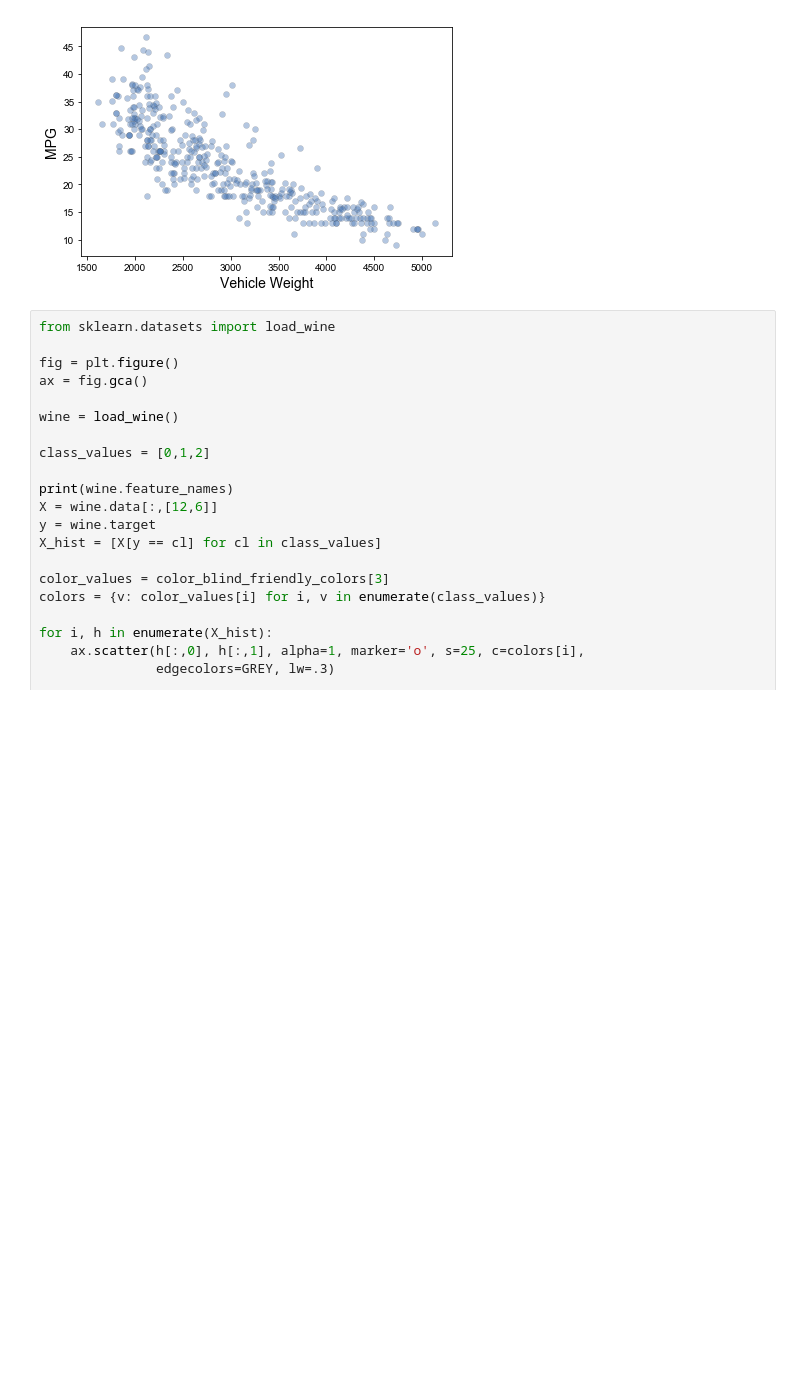
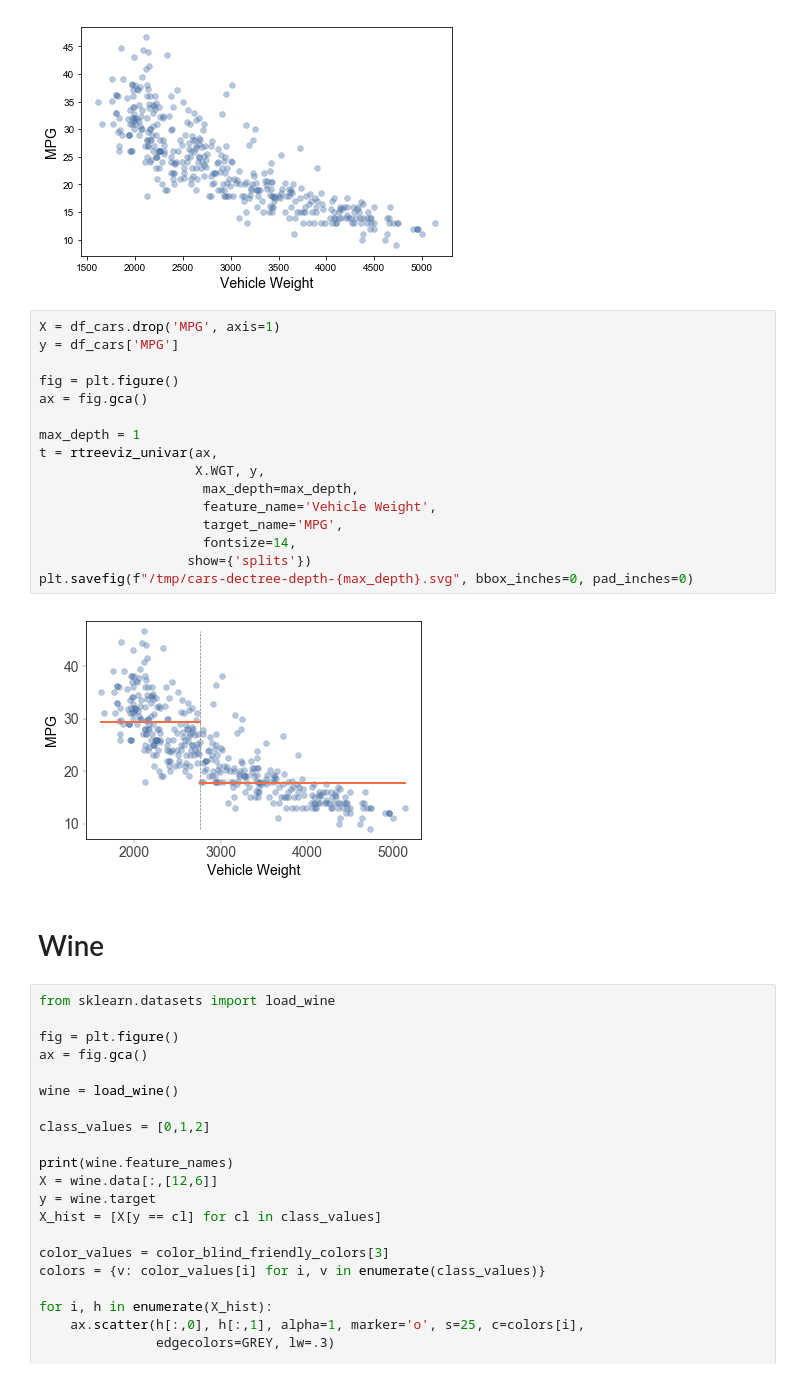
Before and after one commit to rspadim/dtreeviz, a Jupyter notebook: testing/slides.ipynb, the cells around one changed output. Saved outputs shown, nothing was run; the diff lists cells and outputs as text; blank space fills up the shorter version.

Commit message:
add more images

```diff
--- a/testing/slides.ipynb
+++ b/testing/slides.ipynb
@@ -23,6 +25,26 @@ plt.tight_layout()
 plt.savefig("/tmp/cars-wgt-vs-mpg.svg", bbox_inches=0, pad_inches=0)
 # %% [output]
 [figure]
+# %%
+X = df_cars.drop('MPG', axis=1)
+y = df_cars['MPG']
+
+fig = plt.figure()
+ax = fig.gca()
+
+max_depth = 1
+t = rtreeviz_univar(ax,
+                    X.WGT, y,
+                     max_depth=max_depth,
+                     feature_name='Vehicle Weight',
+                     target_name='MPG',
+                     fontsize=14,
+                   show={'splits'})
+plt.savefig(f"/tmp/cars-dectree-depth-{max_depth}.svg", bbox_inches=0, pad_inches=0)
+# %% [output]
+[figure, added]
+# %% [markdown]
+# Wine
 # %%
 from sklearn.datasets import load_wine
 
```
Also changed, not shown: parts of 3 cells of this notebook, 7 other files.
